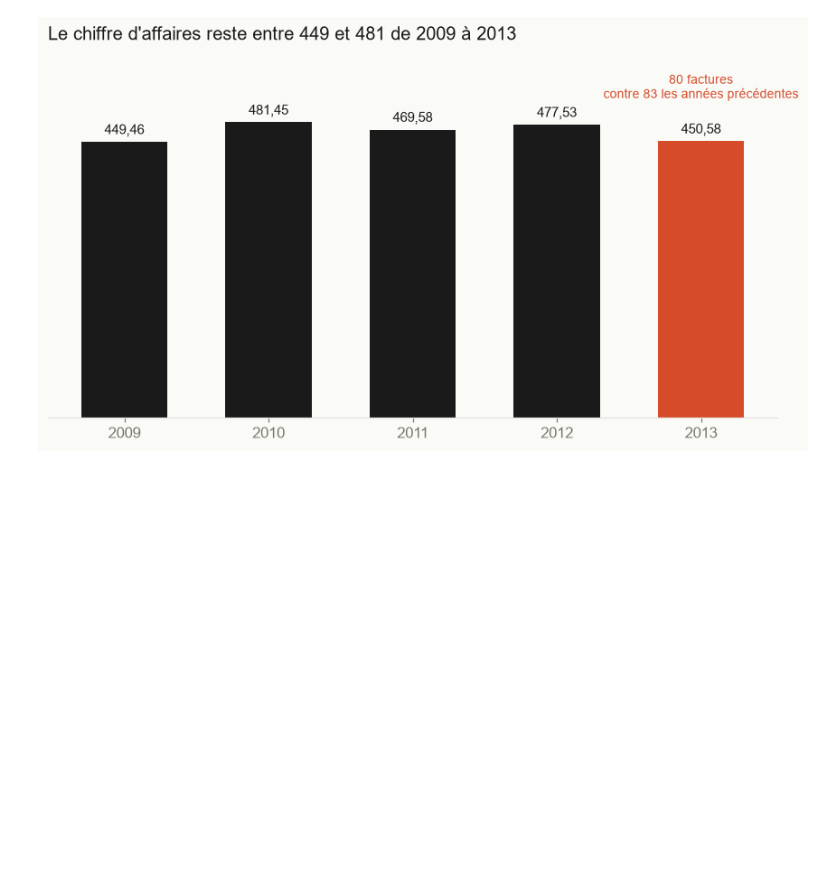
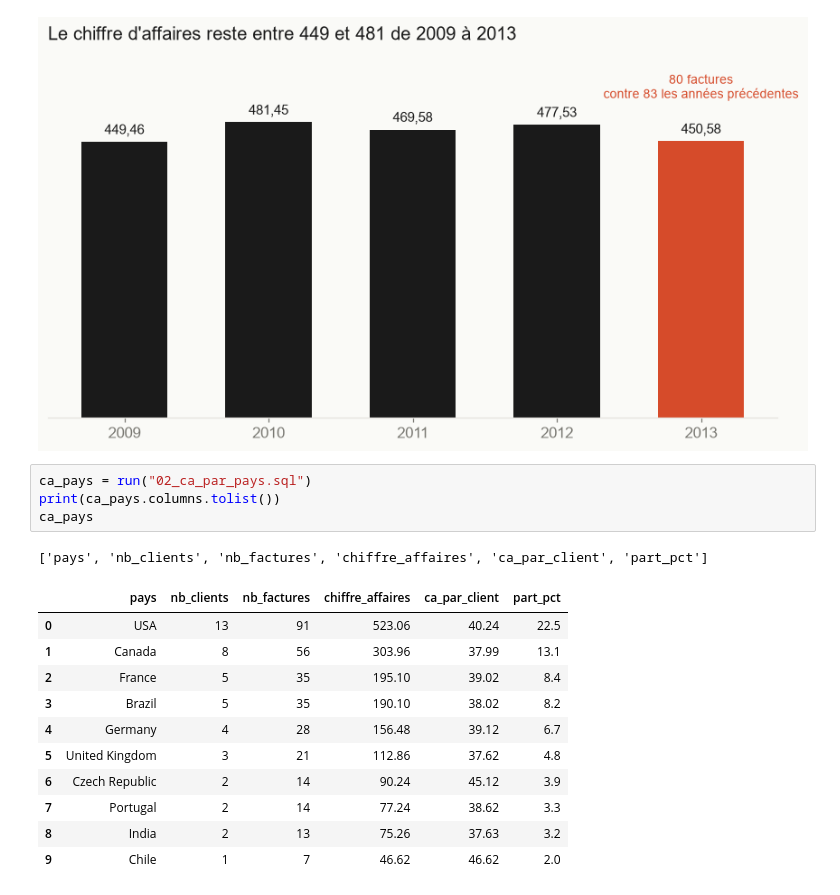
Before and after one commit to iitsh/sql-python-chinook, a Jupyter notebook: notebooks/analyse_ventes.ipynb, the cells around one changed output. Saved outputs shown, nothing was run; the diff lists cells and outputs as text; blank space fills up the shorter version.

```diff
--- a/notebooks/analyse_ventes.ipynb
+++ b/notebooks/analyse_ventes.ipynb
@@ -83,3 +83,20 @@ fig.savefig(ROOT / "docs" / "01_ca_par_annee.png", bbox_inches="tight")
 plt.show()
 # %% [output]
 [figure]
+# %%
+ca_pays = run("02_ca_par_pays.sql")
+print(ca_pays.columns.tolist())
+ca_pays
+# %% [output]
+['pays', 'nb_clients', 'nb_factures', 'chiffre_affaires', 'ca_par_client', 'part_pct']
+|  | pays | nb_clients | nb_factures | chiffre_affaires | ca_par_client | part_pct |
+| 0 | USA | 13 | 91 | 523.06 | 40.24 | 22.5 |
+| 1 | Canada | 8 | 56 | 303.96 | 37.99 | 13.1 |
+| 2 | France | 5 | 35 | 195.10 | 39.02 | 8.4 |
+| 3 | Brazil | 5 | 35 | 190.10 | 38.02 | 8.2 |
+| 4 | Germany | 4 | 28 | 156.48 | 39.12 | 6.7 |
+| 5 | United Kingdom | 3 | 21 | 112.86 | 37.62 | 4.8 |
+| 6 | Czech Republic | 2 | 14 | 90.24 | 45.12 | 3.9 |
+| 7 | Portugal | 2 | 14 | 77.24 | 38.62 | 3.3 |
+| 8 | India | 2 | 13 | 75.26 | 37.63 | 3.2 |
+| 9 | Chile | 1 | 7 | 46.62 | 46.62 | 2.0 |
```
Also changed, not shown: parts of 1 cell of this notebook, 1 other file.
